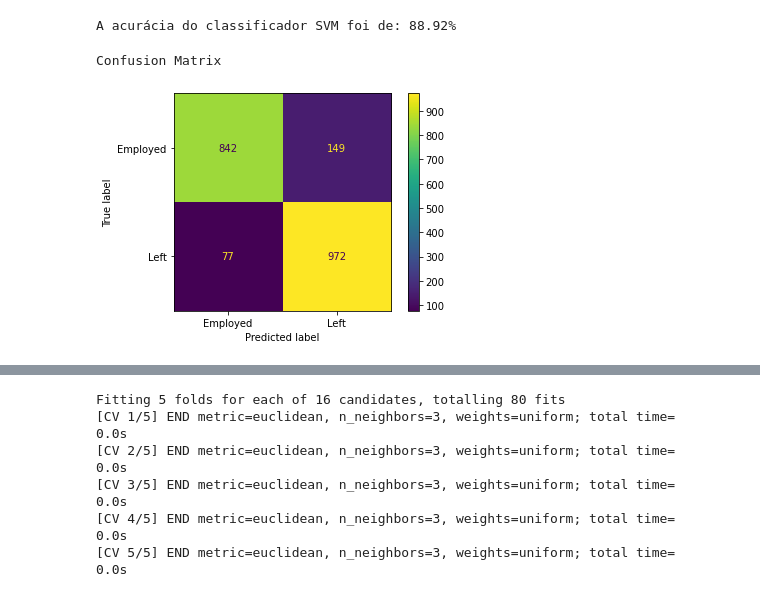
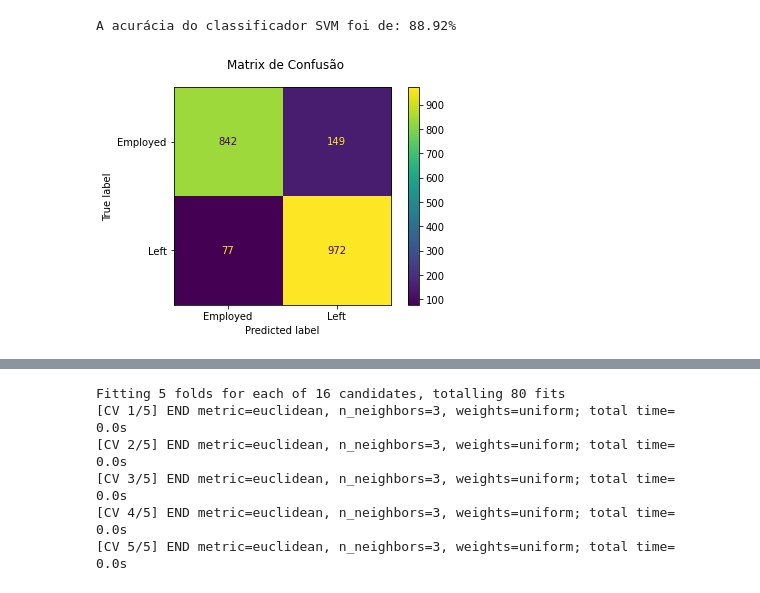
Before and after one commit to raphaelbrunovr/TCC_Puc_Minas_Classificacao_Turnover, a Jupyter notebook: 01_TCC_Turnover_RH.ipynb, the cells around one changed output, grey strips where cells are left out. Cells and saved outputs as stored; diff of their text form; code cells hidden in the pictures.

```diff
--- a/01_TCC_Turnover_RH.ipynb
+++ b/01_TCC_Turnover_RH.ipynb
@@ -328,11 +287,10 @@ print("A acurácia do classificador SVM foi de:", acc_knn)
 A acurácia do classificador SVM foi de: 88.92%
 # %%
 disp = metrics.plot_confusion_matrix(knn,X_test,y_test)
-print('Confusion Matrix')
+disp.figure_.suptitle('Matrix de Confusão')
 plt.show()
 # %% [output]
-Confusion Matrix
-[figure, old version]
+[figure, new version]
 # %%
 from sklearn.metrics import accuracy_score, confusion_matrix, classification_report
 print (classification_report(y_test, resultado_knn))
```
Also changed, not shown: parts of 15 cells of this notebook, 2 other files.
